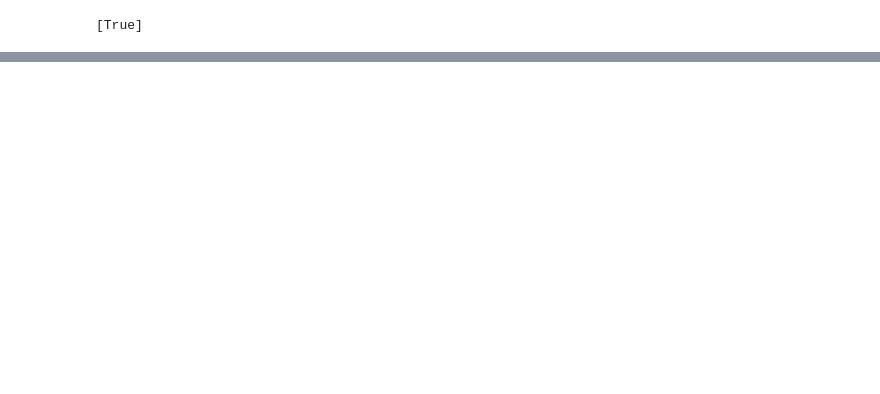
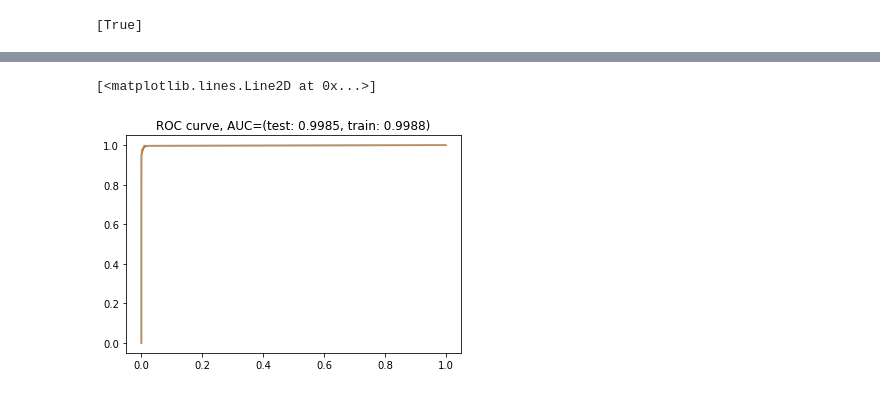
Before and after one commit to TingWeee/SNVcallingAlgo, a Jupyter notebook: GradientBoosting.ipynb, the cells around one changed output, grey strips where cells are left out. Saved outputs shown, nothing was run; the diff lists cells and outputs as text; code cells hidden in the pictures; blank space fills up the shorter version.

```diff
--- a/GradientBoosting.ipynb
+++ b/GradientBoosting.ipynb
@@ -126,6 +135,8 @@ from sklearn.preprocessing import OrdinalEncoder
 enc = OrdinalEncoder()
 enc.fit(X)
 new_X = enc.transform(X)
+# %%
+newn_X = pd.DataFrame(new_X, columns = X.columns)
 # %%
 from sklearn.model_selection import train_test_split
 
@@ -134,0 +456,17 @@ model = XGBClassifier(eval_metric='rmse')
+# %%
+from sklearn import metrics
+y_pred_proba_train = model.predict_proba(X_train)
+y_pred_proba_test = model.predict_proba(X_test)
+
+fpr_test, tpr_test, _ = metrics.roc_curve(y_test, y_pred_proba_test[:, 1])
+fpr_train, tpr_train, _ = metrics.roc_curve(y_train, y_pred_proba_train[:, 1])
+
+auc_test = metrics.auc(fpr_test, tpr_test)
+auc_train = metrics.auc(fpr_train, tpr_train)
+
+plt.title(f"ROC curve, AUC=(test: {auc_test:.4f}, train: {auc_train:.4f})")
+plt.plot(fpr_test, tpr_test, label="test data")
+plt.plot(fpr_train, tpr_train, label="train data")
+# %% [output]
+[<matplotlib.lines.Line2D at 0x...>]
+[figure, added]
```
Also changed, not shown: parts of 83 cells of this notebook.
